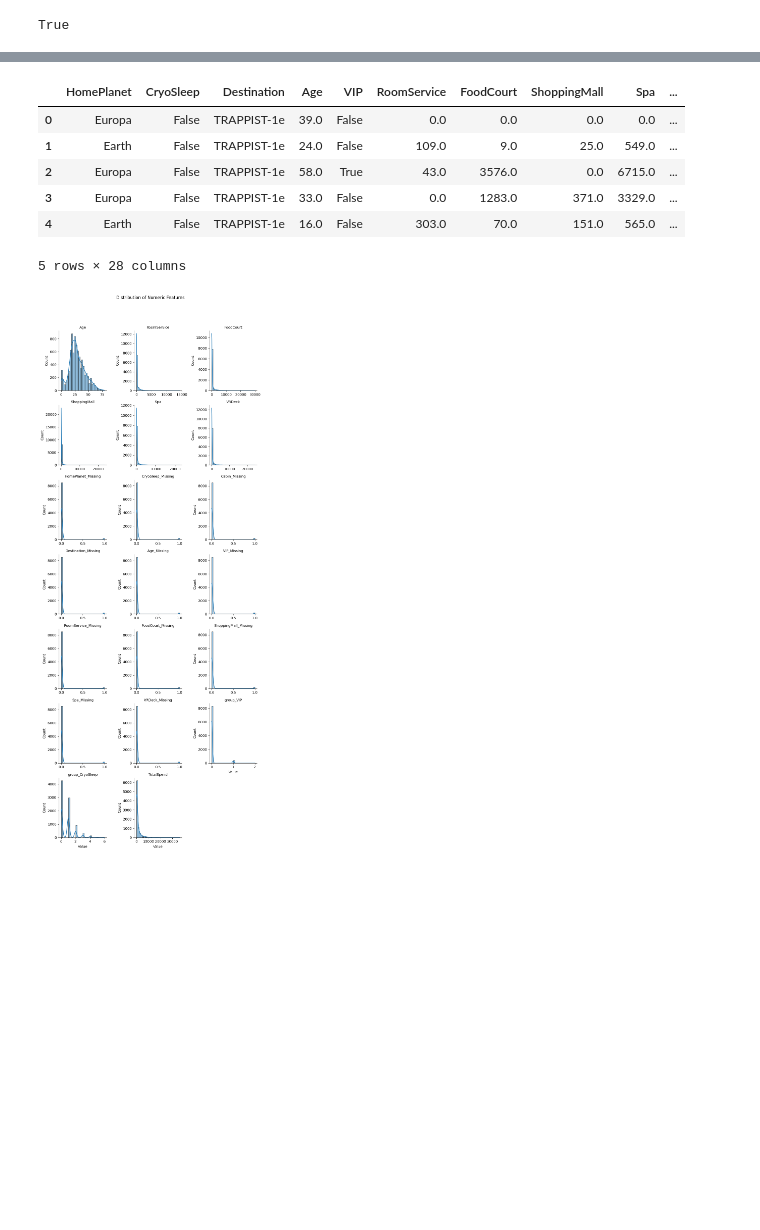
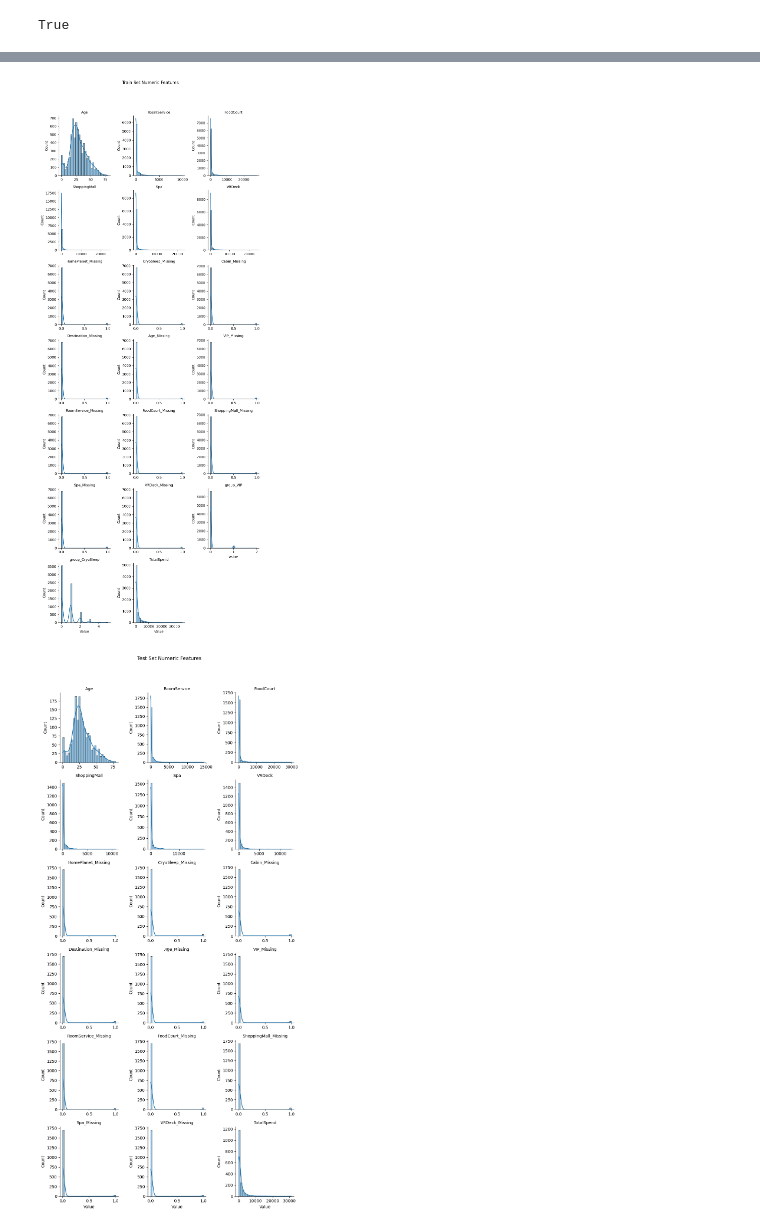
Before and after one commit to ryaltic/Spaceship-Titanic, a Jupyter notebook: Spaceship_Titanic.ipynb, the cells around one changed output, grey strips where cells are left out. Cells and saved outputs as stored; diff of their text form; code cells hidden in the pictures; blank space fills up the shorter version.

```diff
--- a/Spaceship_Titanic.ipynb
+++ b/Spaceship_Titanic.ipynb
@@ -228,17 +195,0 @@ df.head(n=20)
-# %%
-df['TotalSpend'] = (
-    df['RoomService'] +
-    df['FoodCourt'] +
-    df['ShoppingMall'] +
-    df['Spa'] +
-    df['VRDeck']
-)
-df.head()
-# %% [output]
-|  | HomePlanet | CryoSleep | Destination | Age | VIP | RoomService | FoodCourt | ShoppingMall | Spa | ... |
-| 0 | Europa | False | TRAPPIST-1e | 39.0 | False | 0.0 | 0.0 | 0.0 | 0.0 | ... |
-| 1 | Earth | False | TRAPPIST-1e | 24.0 | False | 109.0 | 9.0 | 25.0 | 549.0 | ... |
-| 2 | Europa | False | TRAPPIST-1e | 58.0 | True | 43.0 | 3576.0 | 0.0 | 6715.0 | ... |
-| 3 | Europa | False | TRAPPIST-1e | 33.0 | False | 0.0 | 1283.0 | 371.0 | 3329.0 | ... |
-| 4 | Earth | False | TRAPPIST-1e | 16.0 | False | 303.0 | 70.0 | 151.0 | 565.0 | ... |
-5 rows × 28 columns
@@ -245,26 +218,48 @@ df.head()
+# %%
+def add_total_spend(df):
+    df = df.copy()
+
+    spend_cols = ['RoomService', 'FoodCourt', 'ShoppingMall', 'Spa', 'VRDeck']
+    df['TotalSpend'] = df[spend_cols].sum(axis=1)
+
+    return df
+
+X_train = add_total_spend(X_train)
+X_test  = add_total_spend(X_test)
 # %%
 import seaborn as sns
+import matplotlib.pyplot as plt
+import pandas as pd
 
-numeric_column = df.select_dtypes(include="number")
+def plot_numeric_distributions(df, title="Distribution of Numeric Features", col_wrap=3, bins=30, kde=True):
+    numeric_columns = df.select_dtypes(include="number")
+    if numeric_columns.empty:
+        print("No numeric columns found.")
+        return
 
-df_long = numeric_column.melt(var_name="Feature", value_name="Value")
+    # Melt to long format
+    df_long = numeric_columns.melt(var_name="Feature", value_name="Value")
 
-g = sns.FacetGrid(
-    df_long,
-    col="Feature",
-    col_wrap=3,
-    sharex=False,
-    sharey=False
-)
+    # FacetGrid
+    g = sns.FacetGrid(
+        df_long,
+        col="Feature",
+        col_wrap=col_wrap,
+        sharex=False,
+        sharey=False
+    )
 
-g.map(sns.histplot, "Value", bins=30, kde=True)
+    g.map(sns.histplot, "Value", bins=bins, kde=kde)
+    g.set_titles("{col_name}")
+    g.fig.suptitle(title, y=1.05)
 
-g.set_titles("{col_name}")
-g.fig.suptitle("Distribution of Numeric Features", y=1.05)
+    plt.show()
 
-plt.show()
+plot_numeric_distributions(X_train, title="Train Set Numeric Features")
+plot_numeric_distributions(X_test, title="Test Set Numeric Features")
 # %% [output]
-[figure, old version]
+[figure, new version]
+[figure, added]
 # %%
 # Potentially logging RoomService, FoodCourt, ShoppingMall, Spa, VRDeck
 # or just Target Variable
```
Also changed, not shown: parts of 23 cells of this notebook.
